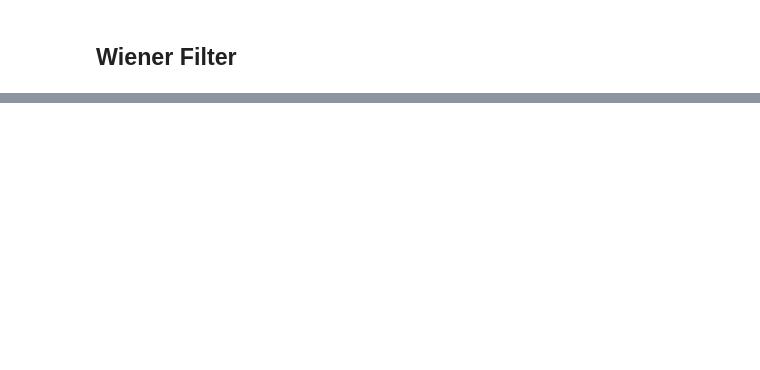
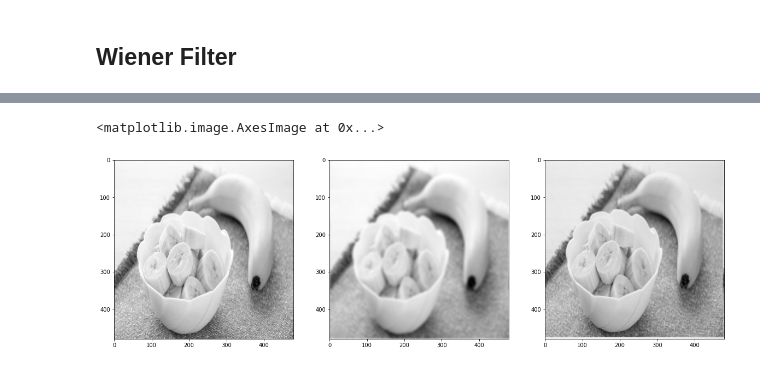
Before and after one commit to alonet14/image_processing, a Jupyter notebook: restore_image.ipynb, the cells around one changed output, grey strips where cells are left out. Saved outputs shown, nothing was run; the diff lists cells and outputs as text; code cells hidden in the pictures; blank space fills up the shorter version.

```diff
--- a/restore_image.ipynb
+++ b/restore_image.ipynb
@@ -132,0 +156,26 @@ Text(0.5, 1.0, 'restored image')
+# %%
+K = 0.000025
+G_wiener = fftn(im_noise)
+h_wiener = gaussian_kernel(k=11,sigma = 3)
+
+h_wiener_pad = np.zeros(im_noise.shape)
+h_wiener_pad[:h_wiener.shape[0], :h_wiener.shape[1]] = np.copy(h_wiener)
+
+H_wiener = fftn(h_wiener_pad)
+#3. Find the inverse filter term
+weiner_term = (abs(H_wiener)**2 + K)/(abs(H_wiener)**2)
+
+H_weiner = H_wiener*weiner_term
+F_wiener = G_wiener/H_weiner
+f_hat = ifftn(F_wiener).real
+restored = abs(f_hat)
+plt.figure(figsize=(20,12))
+plt.subplot(131)
+plt.imshow(f, cmap='gray')
+plt.subplot(132)
+plt.imshow(im_noise, cmap='gray')
+plt.subplot(133)
+plt.imshow(f_hat, cmap='gray')
+# %% [output]
+<matplotlib.image.AxesImage at 0x...>
+[figure, added]
```
Also changed, not shown: parts of 5 cells of this notebook, 3 other files.
